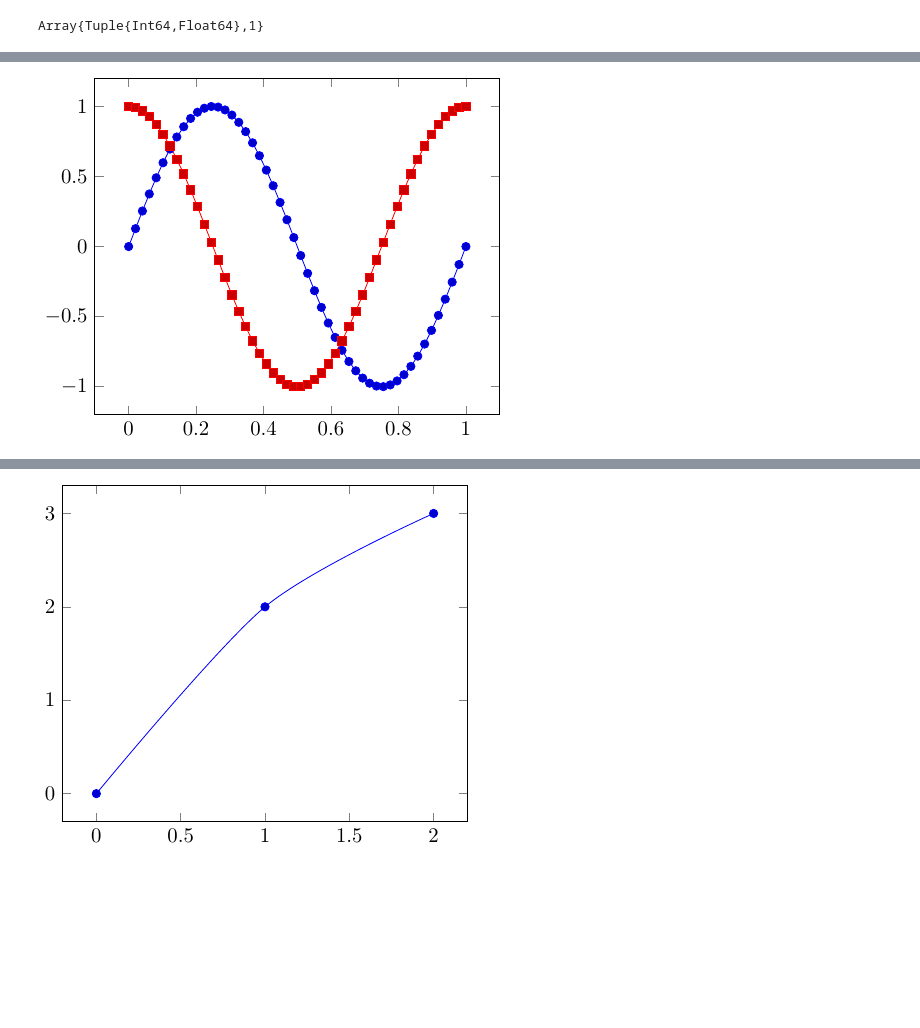
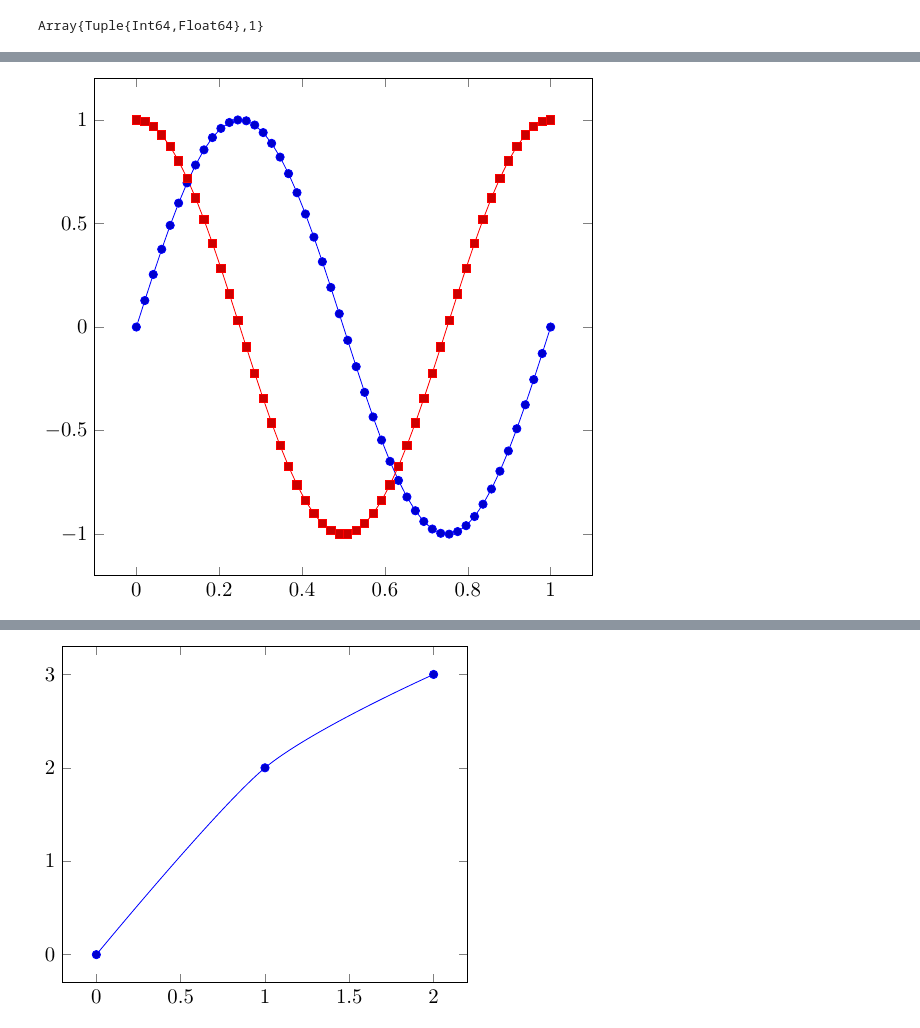
Before and after one commit to f-fathurrahman/ffr-julia-stuffs, a Jupyter notebook: PGFPlotsX/Examples_PGFPlotsX.ipynb, the cells around one changed output, grey strips where cells are left out. Cells and saved outputs as stored; diff of their text form; code cells hidden in the pictures; blank space fills up the shorter version.

```diff
--- a/PGFPlotsX/Examples_PGFPlotsX.ipynb
+++ b/PGFPlotsX/Examples_PGFPlotsX.ipynb
@@ -75,10 +72,10 @@ y2 = cos.(2*pi*x);
 c = Coordinates(x,y);
 c2 = Coordinates(x,y2);
 # %%
-@pgf Axis(
+@pgf Axis({height="10cm", width="10cm"},
     PlotInc(c),
     PlotInc(c2),
 )
 # %% [output]
-[figure, old version]
+[figure, new version]
 # %%
```
Also changed, not shown: parts of 13 cells of this notebook.
